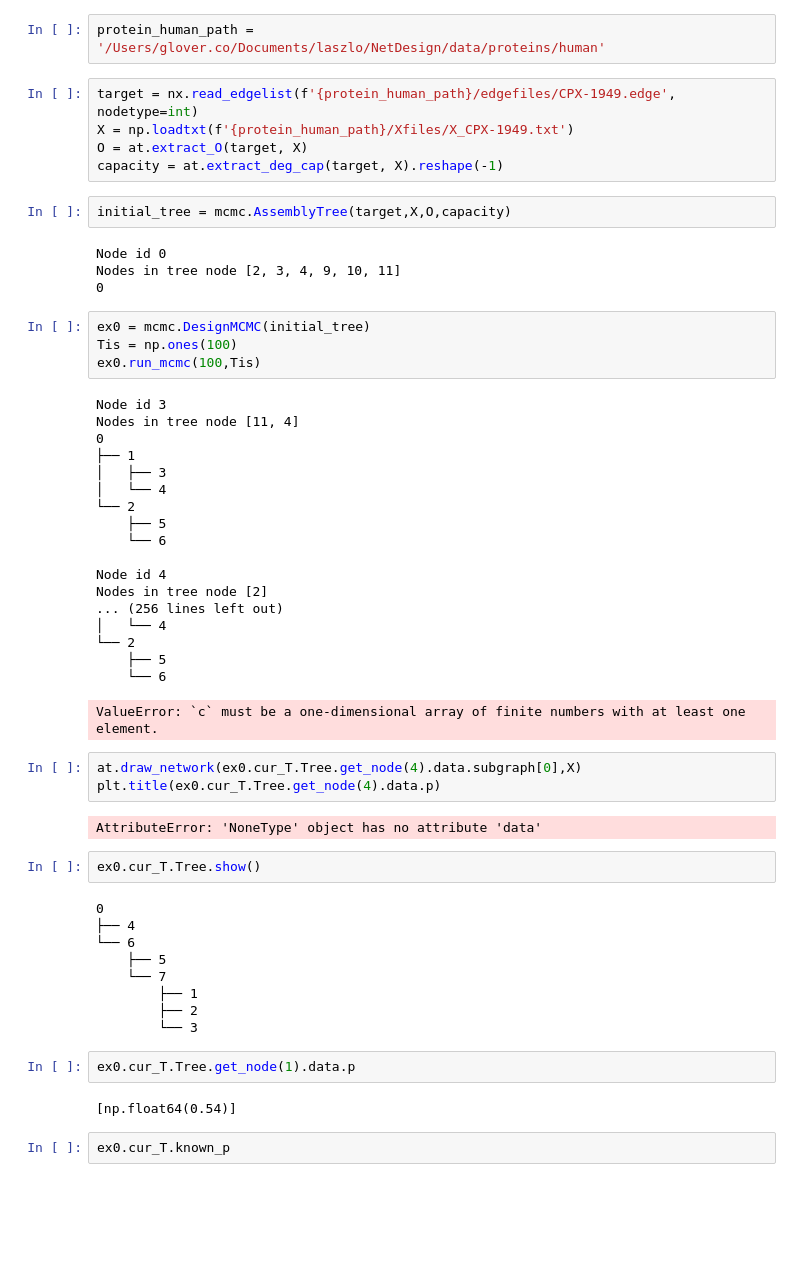
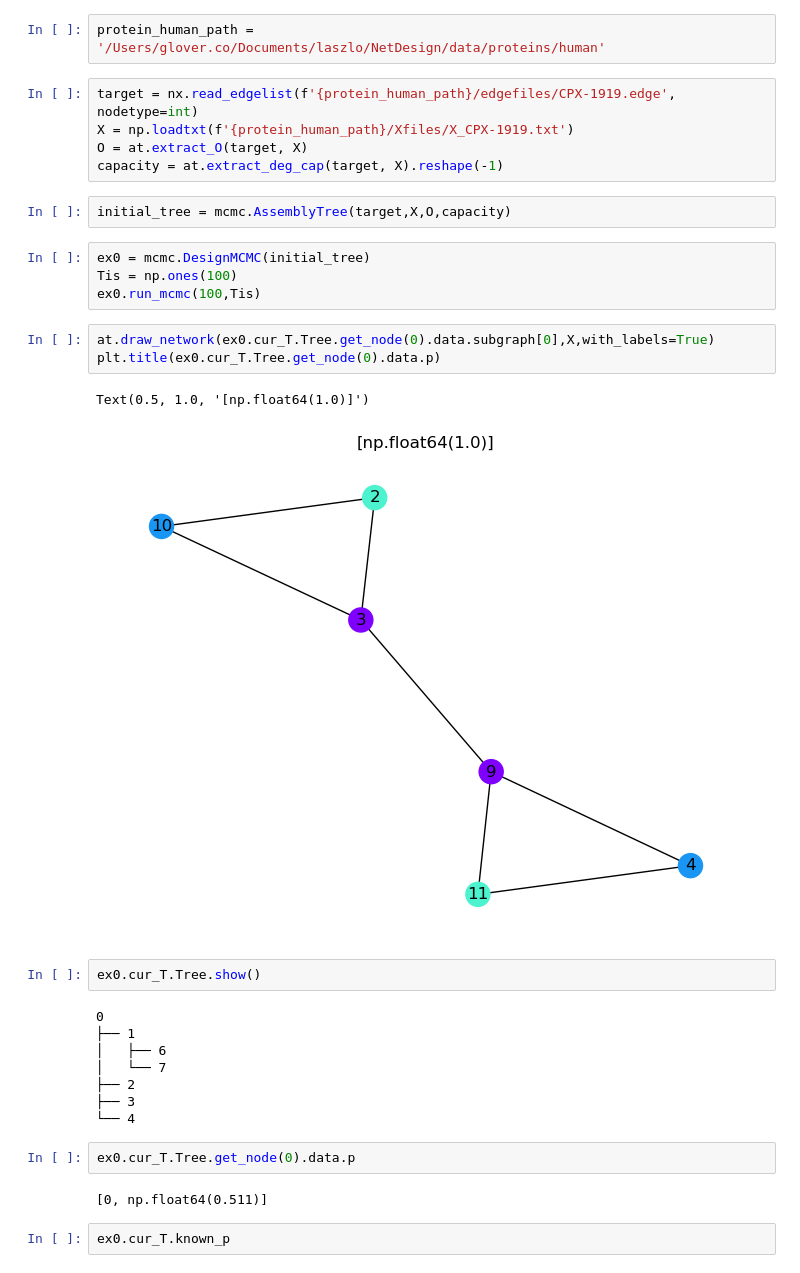
Before and after one commit to coryglover/NetDesign, a Jupyter notebook: notebooks/random_walk.ipynb, the cells around one changed output. Drawn from its saved outputs; the diff is of its cells as text; blank space fills up the shorter version.

```diff
--- a/notebooks/random_walk.ipynb
+++ b/notebooks/random_walk.ipynb
@@ -56,59 +56,36 @@ def encode_tree(node,AssemblyTree,count=True):
 # %%
 protein_human_path = '/Users/glover.co/Documents/laszlo/NetDesign/data/proteins/human'
 # %%
-target = nx.read_edgelist(f'{protein_human_path}/edgefiles/CPX-1949.edge', nodetype=int)
-X = np.loadtxt(f'{protein_human_path}/Xfiles/X_CPX-1949.txt')
+target = nx.read_edgelist(f'{protein_human_path}/edgefiles/CPX-1919.edge', nodetype=int)
+X = np.loadtxt(f'{protein_human_path}/Xfiles/X_CPX-1919.txt')
 O = at.extract_O(target, X)
 capacity = at.extract_deg_cap(target, X).reshape(-1)
 # %%
 initial_tree = mcmc.AssemblyTree(target,X,O,capacity)
-# %% [output]
-Node id 0
-Nodes in tree node [2, 3, 4, 9, 10, 11]
-0
 # %%
 ex0 = mcmc.DesignMCMC(initial_tree)
 Tis = np.ones(100)
 ex0.run_mcmc(100,Tis)
-# %% [output]
-Node id 3
-Nodes in tree node [11, 4]
-0
-├── 1
-│   ├── 3
-│   └── 4
-└── 2
-    ├── 5
-    └── 6
-
-Node id 4
-Nodes in tree node [2]
-... (256 lines left out)
-│   └── 4
-└── 2
-    ├── 5
-    └── 6
-ValueError: `c` must be a one-dimensional array of finite numbers with at least one element.
 # %%
-at.draw_network(ex0.cur_T.Tree.get_node(4).data.subgraph[0],X)
-plt.title(ex0.cur_T.Tree.get_node(4).data.p)
+at.draw_network(ex0.cur_T.Tree.get_node(0).data.subgraph[0],X,with_labels=True)
+plt.title(ex0.cur_T.Tree.get_node(0).data.p)
 # %% [output]
-AttributeError: 'NoneType' object has no attribute 'data'
+Text(0.5, 1.0, '[np.float64(1.0)]')
+[figure, added]
 # %%
 ex0.cur_T.Tree.show()
 # %% [output]
 0
-├── 4
-└── 6
-    ├── 5
-    └── 7
-        ├── 1
-        ├── 2
-        └── 3
+├── 1
+│   ├── 6
+│   └── 7
+├── 2
+├── 3
+└── 4
 # %%
-ex0.cur_T.Tree.get_node(1).data.p
+ex0.cur_T.Tree.get_node(0).data.p
 # %% [output]
-[np.float64(0.54)]
+[0, np.float64(0.511)]
 # %%
 ex0.cur_T.known_p
 # %% [output]
```
Also changed, not shown: parts of 5 cells of this notebook, 2 other files.
